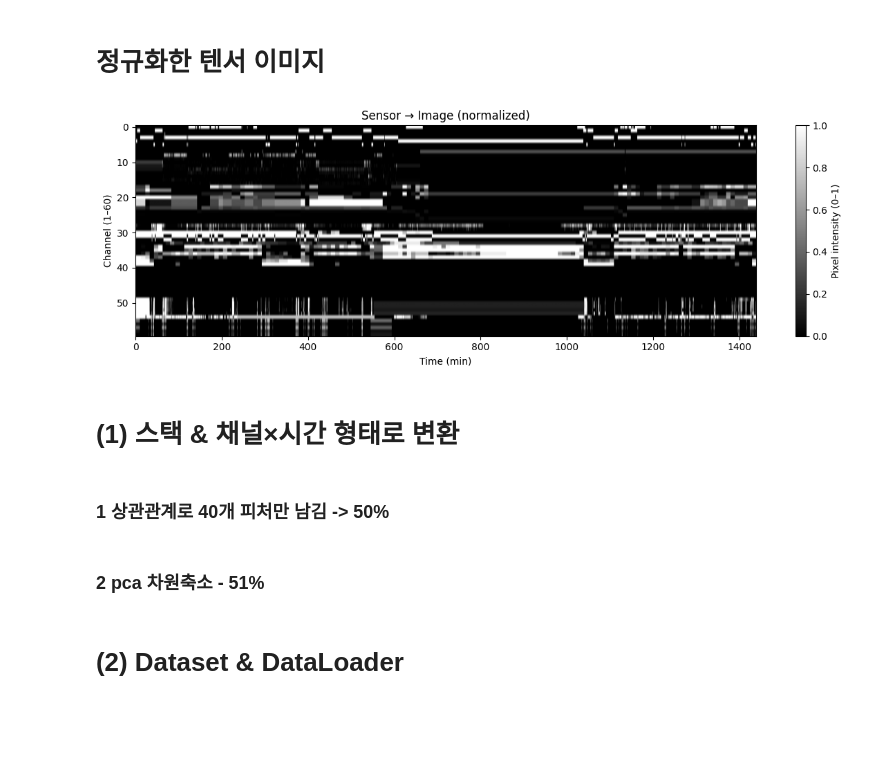
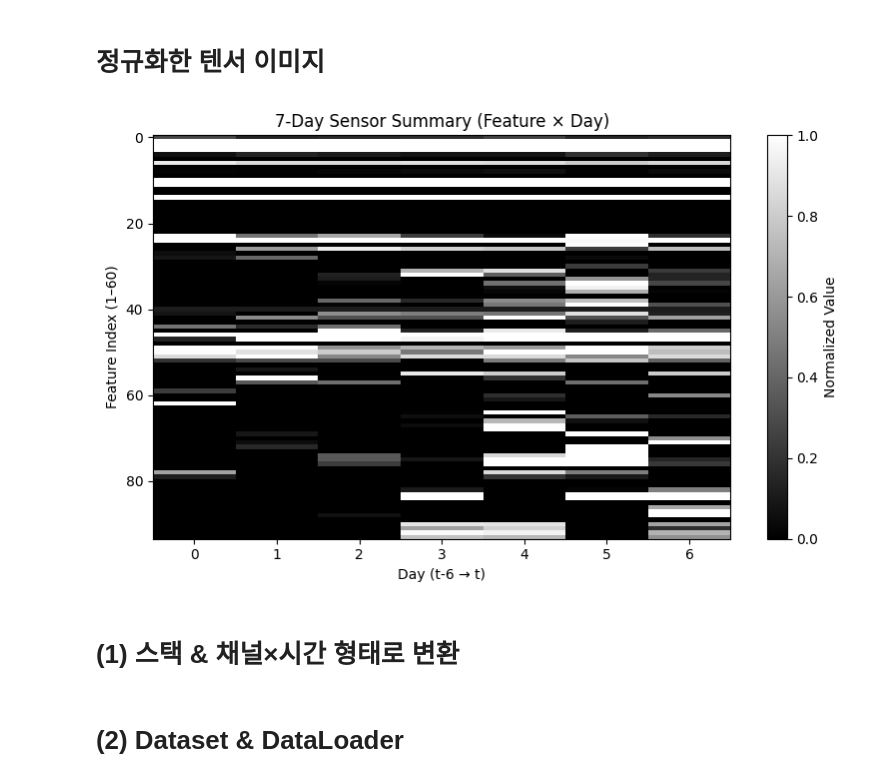
Before and after one commit to jihyeon602/ETRI_lifelog_dataset, a Jupyter notebook: ETRI_베이스라인하루.ipynb, the cells around one changed output. Drawn from its saved outputs; the diff is of its cells as text; code cells hidden in the pictures; blank space fills up the shorter version.

```diff
--- a/ETRI_베이스라인하루.ipynb
+++ b/ETRI_베이스라인하루.ipynb
@@ -143,0 +192,4 @@ input2 = pd.concat([input2[['subject_id', 'timestamp']], activity_ohe], axis=1)
+# %%
+# 2, 5, 6 열은 제거
+input2_daily = input2_daily.drop(columns=['activity_2_ratio', 'activity_5_ratio', 'activity_6_ratio'])
+print(input2_daily.head(2))
@@ -543,11 +885,2 @@ input_dict = {
 # %% [markdown]
 # Input 데이터 생성
-# %%
-# 시계열 생성
-X_seq = []
-for _, row in tqdm(df_label.iterrows(), total=len(df_label)):
-    x = merge_input_timeseries(row['subject_id'], row['lifelog_date'], row['sleep_date'], input_dict)
-    X_seq.append(x.values)
-
-X_seq = np.stack(X_seq)
-y_target = df_label[['Q1', 'Q2', 'Q3', 'S1', 'S2', 'S3']].values
@@ -770,21 +926,17 @@ submission.to_csv("0427_3차.csv", index=False)
 # %% [markdown]
 # 정규화한 텐서 이미지
 # %%
-import matplotlib.pyplot as plt
+img_tensor = X_tensor[9, 0]  # shape: (94 features, 7 days)
 
-# 첫 번째 샘플(0번)
-img_tensor = X_tensor[0,0]     # shape = (60,1440), 값은 0~1
-
-plt.figure(figsize=(12, 4))
-plt.imshow(img_tensor.numpy(), aspect='auto', cmap='gray',
-           vmin=0, vmax=1)         # 0~1 범위로 고정
-plt.title('Sensor → Image (normalized)')
-plt.xlabel('Time (min)')
-plt.ylabel('Channel (1–60)')
-plt.colorbar(label='Pixel intensity (0–1)')
+plt.figure(figsize=(8, 5))
+plt.imshow(img_tensor, aspect='auto', cmap='gray', vmin=0, vmax=1)
+plt.title('7-Day Sensor Summary (Feature × Day)')
+plt.xlabel('Day (t-6 → t)')
+plt.ylabel('Feature Index (1–60)')
+plt.colorbar(label='Normalized Value')
 plt.tight_layout()
 plt.show()
 # %% [output]
-[figure, old version]
+[figure, new version]
 # %% [markdown]
 # (1) 스택 & 채널×시간 형태로 변환
@@ -802,2 +942,0 @@ y_tensor = torch.from_numpy(y_target).float()  # (N,6)
-# %% [markdown]
-### 1 상관관계로 40개 피처만 남김 -> 50%
@@ -849,2 +942,0 @@ W = 1440
-# %% [markdown]
-### 2 pca 차원축소 - 51%
```
Also changed, not shown: parts of 75 cells of this notebook.
